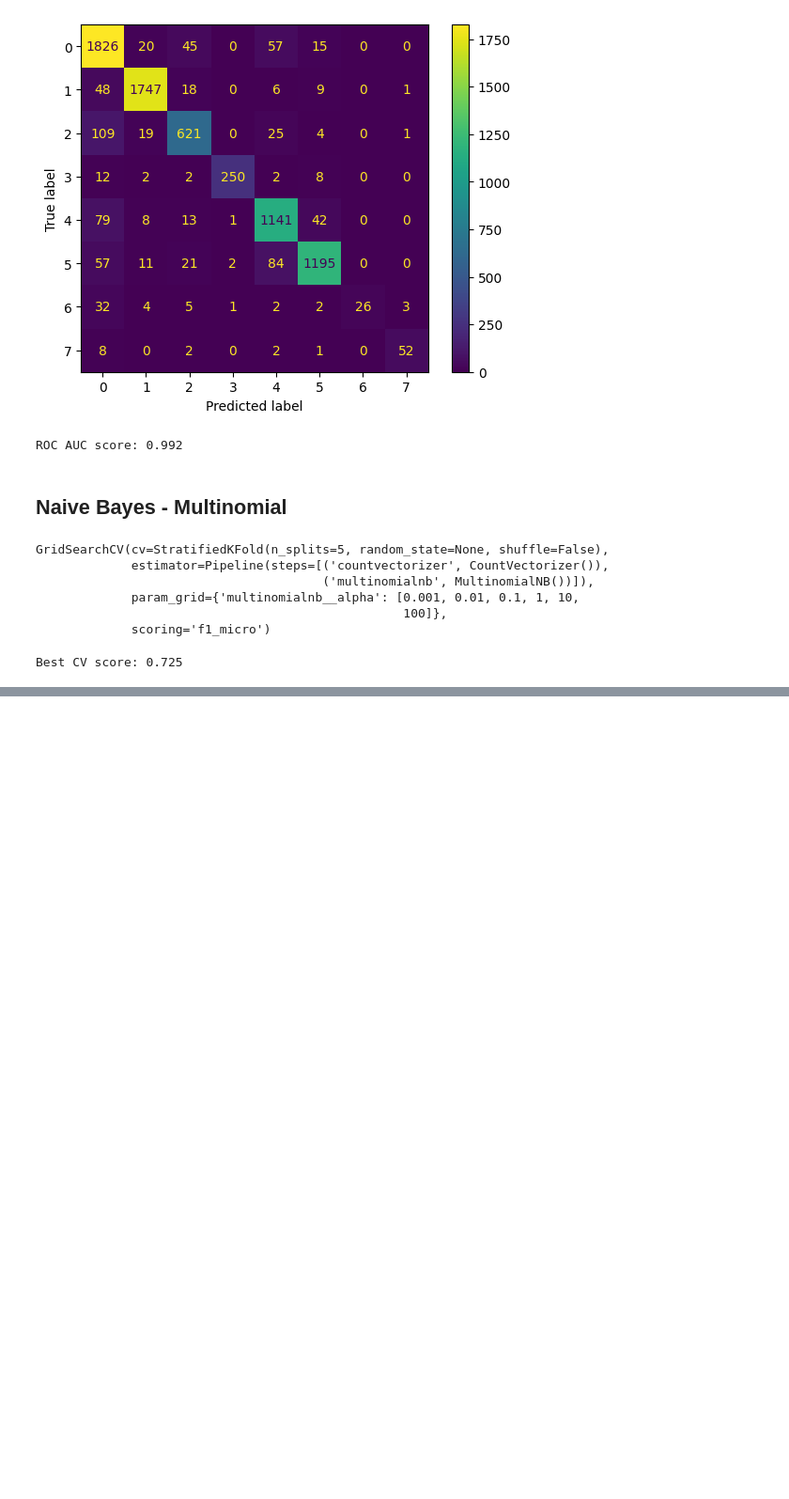
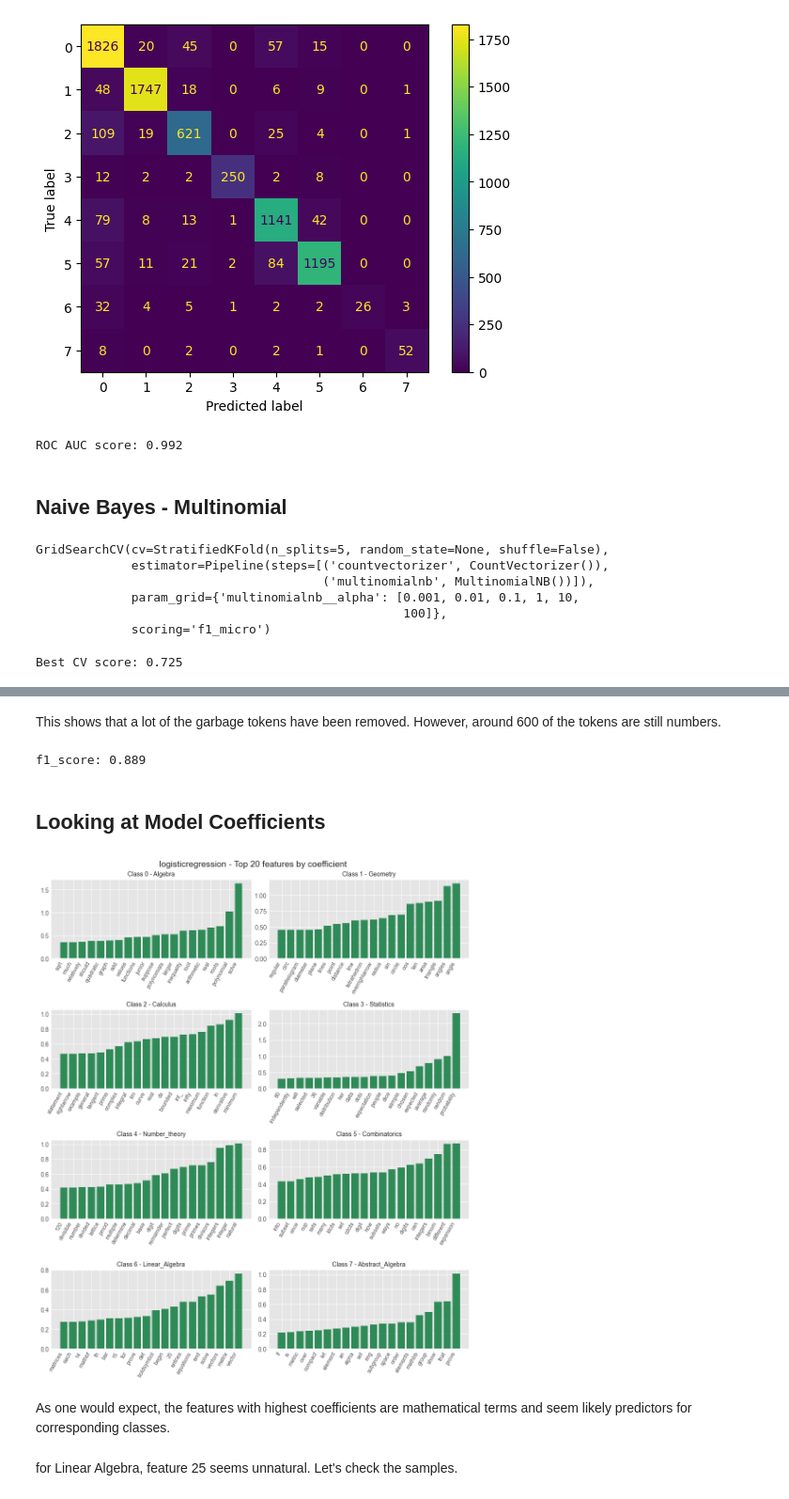
Before and after one commit to abhaykukade/classifying_math_prob_nlp, a Jupyter notebook: main.ipynb, the cells around one changed output, grey strips where cells are left out. Shown at 94% size. Cells and saved outputs as stored; diff of their text form; code cells hidden in the pictures; blank space fills up the shorter version.

```diff
--- a/main.ipynb
+++ b/main.ipynb
@@ -242,0 +258,5 @@ Best CV score: 0.725
+# %%
+for i in range(1, 8):
+    vect = CountVectorizer(min_df=i).fit(text_train)
+    X_train = vect.transform(text_train)
+    print(f'For min_df={i}: {repr(X_train)}\n')
@@ -242,0 +284,8 @@ Best CV score: 0.725
+# %%
+param_grid = {'countvectorizer__min_df': [2, 3, 7],
+    'logisticregression__C': [0.01, 0.1, 1, 10]}
+pipe = make_pipeline(CountVectorizer(),
+                     LogisticRegression(max_iter=1000))
+strat_cv = StratifiedKFold(n_splits=5)
+grid = GridSearchCV(pipe, param_grid=param_grid, cv=strat_cv, scoring='f1_micro')
+grid.fit(text_train, y_train)
@@ -242,0 +310,2 @@ Best CV score: 0.725
+# %%
+feature_names = grid.best_estimator_.named_steps['countvectorizer'].get_feature_names_out()
@@ -242,0 +332,38 @@ Best CV score: 0.725
+# %% [markdown]
+This shows that a lot of the garbage tokens have been removed. However, around 600 of the tokens are still numbers.
+# %%
+y_pred = grid.best_estimator_.predict(text_train)
+print(f'f1_score: {f1_score(y_train, y_pred, average='micro'):.3f}')
+# %% [output]
+f1_score: 0.889
+# %% [markdown]
+## Looking at Model Coefficients
+# %%
+def plot_model_coefficients(grid, vect, model, features_count):
+    coef = grid.best_estimator_.named_steps[model].coef_
+    class_labels = grid.best_estimator_.named_steps[model].classes_
+    feature_names = grid.best_estimator_.named_steps[vect].get_feature_names_out()
+    n_cols = 2
+    n_rows = int(np.ceil(len(class_labels)/n_cols))
+
+    plt.style.use('ggplot')
+    fig, axes = plt.subplots(n_rows, n_cols, figsize=(10, n_rows*3))
+    axes = axes.flatten()
+
+    for i, label in enumerate(class_labels):
+        top_idx = np.argsort(coef[i])[-features_count:]
+        axes[i].bar(range(features_count), coef[i][top_idx], color='seagreen')
+        axes[i].set_xticks(range(features_count))
+        axes[i].set_xticklabels(feature_names[top_idx], rotation=60, ha='right', fontsize=9)
+        axes[i].set_title(f'Class {label} - {category[i]}', fontsize=10)
+
+    fig.suptitle(f'{model} - Top {features_count} features by coefficient', fontsize=14)
+    plt.tight_layout()
+# %%
+plot_model_coefficients(grid, 'countvectorizer', 'logisticregression', 20)
+# %% [output]
+[figure, added]
+# %% [markdown]
+As one would expect, the features with highest coefficients are mathematical terms and seem likely predictors for corresponding classes.
+# %% [markdown]
+for Linear Algebra, feature 25 seems unnatural. Let's check the samples.
```
Also changed, not shown: parts of 19 cells of this notebook.
